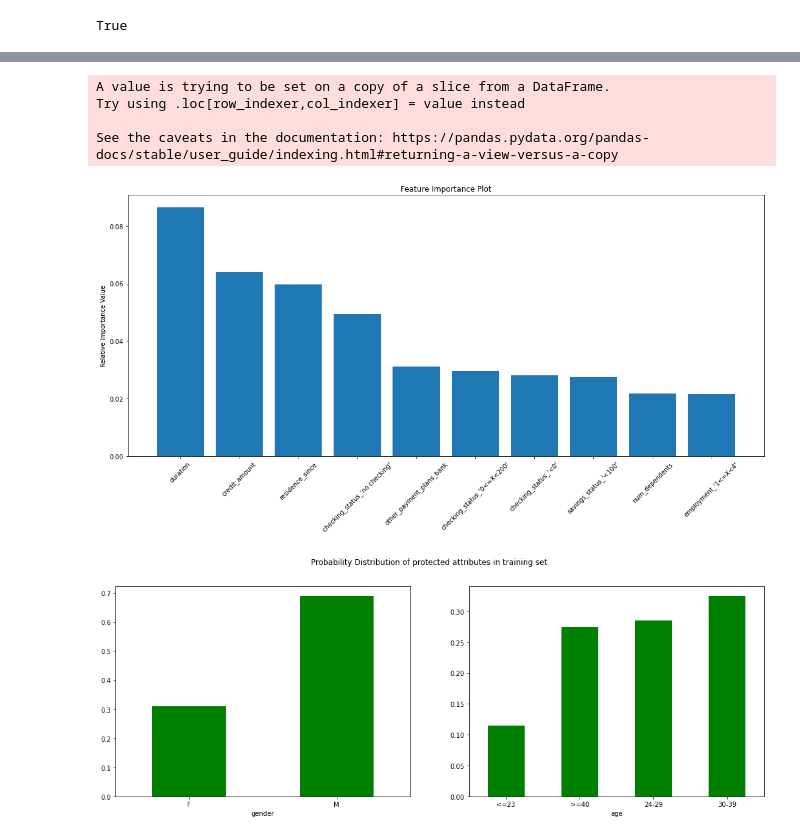
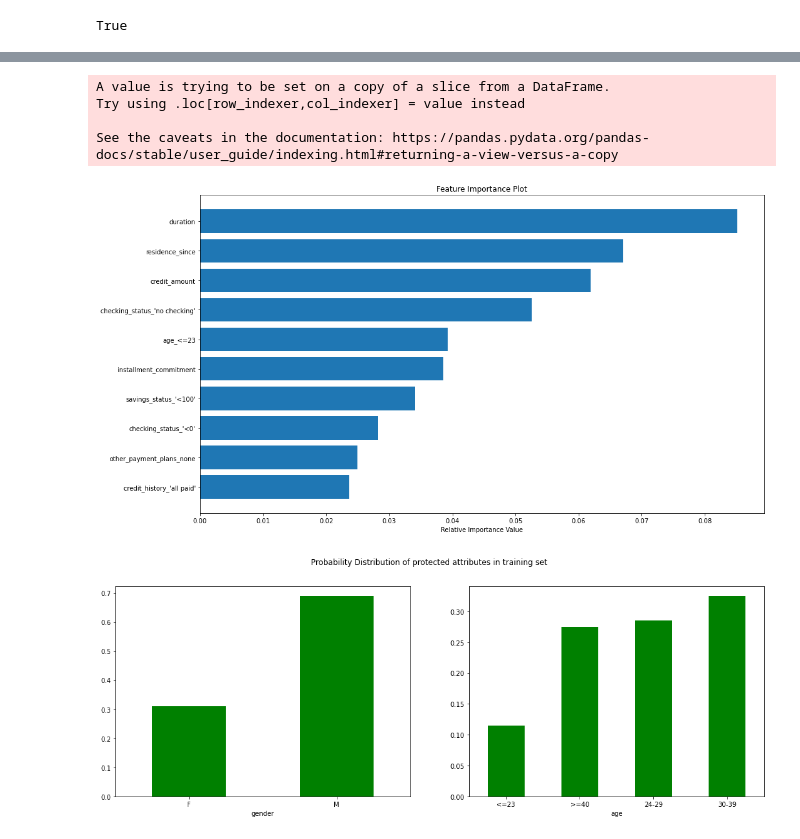
Before and after one commit to cylynx/verifyml, a Jupyter notebook: examples/SampleFEAT.ipynb, the cells around one changed output, grey strips where cells are left out. Saved outputs shown, nothing was run; the diff lists cells and outputs as text; code cells hidden in the pictures.

```diff
--- a/examples/SampleFEAT.ipynb
+++ b/examples/SampleFEAT.ipynb
@@ -154,7 +157,7 @@ from ModelTests.FEAT.FeatureImportance import FeatureImportance
 from ModelTests.FEAT.DataShift import DataShift
 # %%
 # Credit dataset
-df = pd.read_csv("credit_reject.csv")
+df = pd.read_csv("../data/credit_reject.csv")
 x = df.drop("reject", axis=1)
 y = df["reject"]
 
@@ -265,19 +269,19 @@ See the caveats in the documentation: https://pandas.pydata.org/pandas-docs/stab
 # %%
 imp_test = FeatureImportance(
     #test_name='my feature importance FEAT test',
     #test_desc='',
     attrs=['gender','age'],
     threshold=10
 )
 
 imp_test.run(df_importance)
-imp_test.plot(df_importance,threshold=10)
+imp_test.plot(df_importance,show_n=10)
 # %% [output]
 A value is trying to be set on a copy of a slice from a DataFrame.
 Try using .loc[row_indexer,col_indexer] = value instead
 
 See the caveats in the documentation: https://pandas.pydata.org/pandas-docs/stable/user_guide/indexing.html#returning-a-view-versus-a-copy
-[figure, old version]
+[figure, new version]
 # %%
 shift_test = DataShift(
     #test_name='my data shift FEAT test',
```
Also changed, not shown: parts of 19 cells of this notebook, 4 other files.
